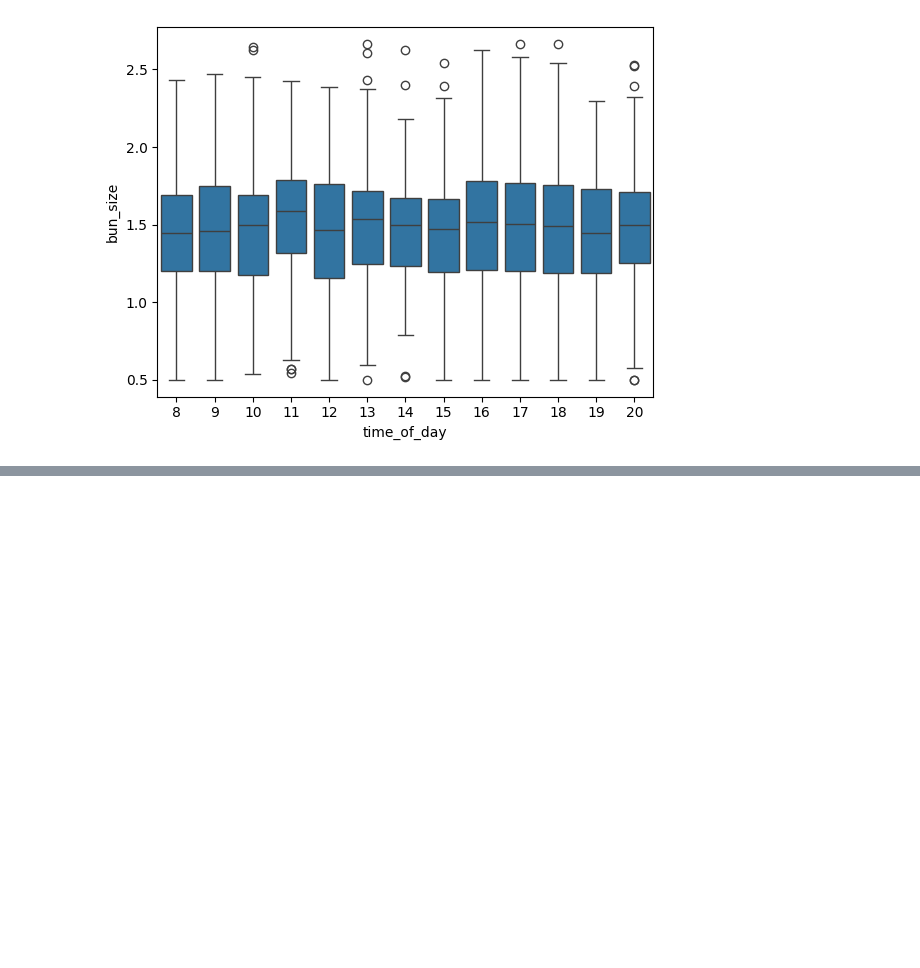
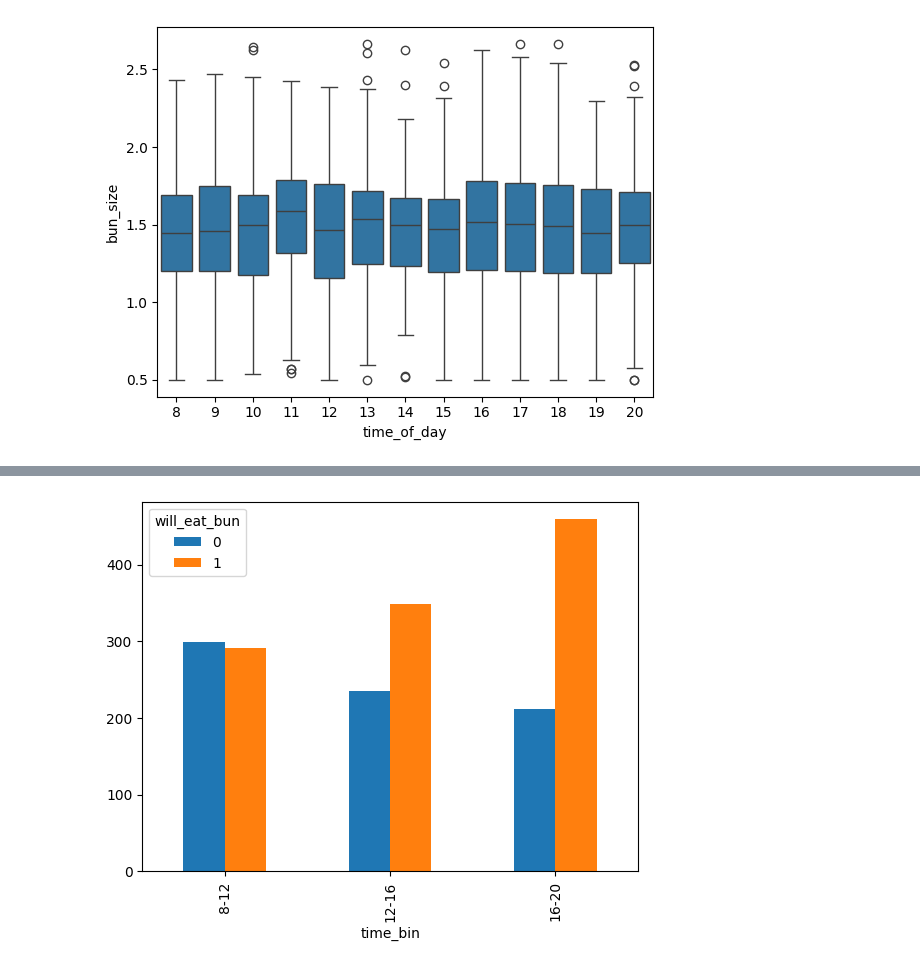
Before and after one commit to Ankitchawla3123/Advance-classification-Practical-, a Jupyter notebook: Assignment1/Dataset1.ipynb, the cells around one changed output, grey strips where cells are left out. Saved outputs shown, nothing was run; the diff lists cells and outputs as text; code cells hidden in the pictures; blank space fills up the shorter version.

```diff
--- a/Assignment1/Dataset1.ipynb
+++ b/Assignment1/Dataset1.ipynb
@@ -205,0 +272,12 @@ sns.boxplot(x=df['time_of_day'],y=df["bun_size"])
+# %%
+bins = [8, 12, 16, 20]
+labels = ["8-12", "12-16", "16-20"]
+
+df2=df
+df2["time_bin"] = pd.cut(
+    df2["time_of_day"],
+    bins=bins,
+    labels=labels,
+    right=False
+)
+df2
@@ -205,0 +298,5 @@ sns.boxplot(x=df['time_of_day'],y=df["bun_size"])
+# %%
+crstb2=pd.crosstab(df2["time_bin"],df2["will_eat_bun"])
+pl = crstb2.plot(kind="bar")
+# %% [output]
+[figure, added]
```
Also changed, not shown: parts of 13 cells of this notebook.
